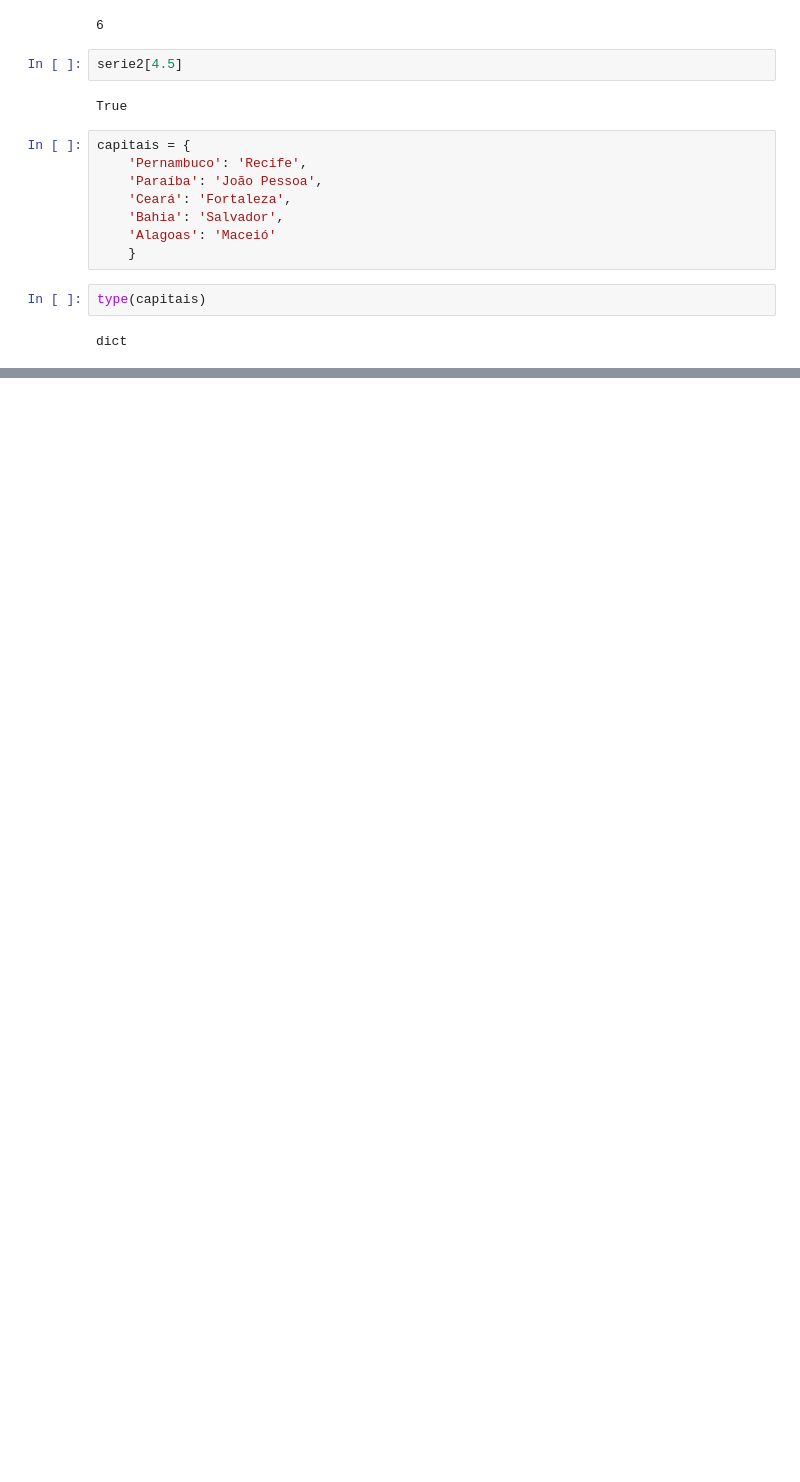
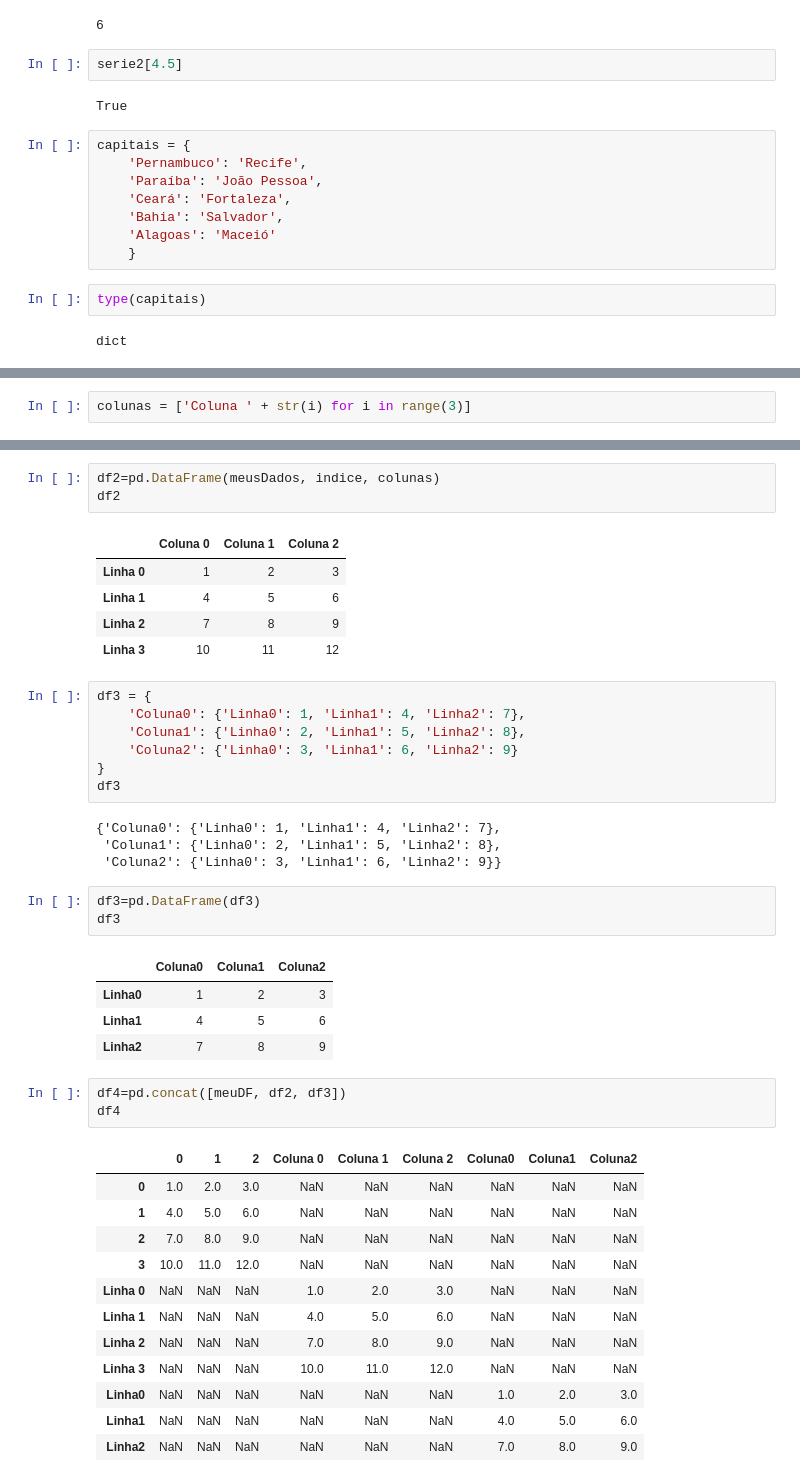
Before and after one commit to guilpassos/Data_Science, a Jupyter notebook: Fuctura_Python3_Aula_Pandas.ipynb, the cells around one changed output, grey strips where cells are left out. Cells and saved outputs as stored; diff of their text form; blank space fills up the shorter version.

```diff
--- a/Fuctura_Python3_Aula_Pandas.ipynb
+++ b/Fuctura_Python3_Aula_Pandas.ipynb
@@ -86,0 +392,2 @@ dict
+# %%
+colunas = ['Coluna ' + str(i) for i in range(3)]
@@ -86,0 +403,44 @@ dict
+# %%
+df2=pd.DataFrame(meusDados, indice, colunas)
+df2
+# %% [output]
+|  | Coluna 0 | Coluna 1 | Coluna 2 |
+| Linha 0 | 1 | 2 | 3 |
+| Linha 1 | 4 | 5 | 6 |
+| Linha 2 | 7 | 8 | 9 |
+| Linha 3 | 10 | 11 | 12 |
+# %%
+df3 = {
+    'Coluna0': {'Linha0': 1, 'Linha1': 4, 'Linha2': 7},
+    'Coluna1': {'Linha0': 2, 'Linha1': 5, 'Linha2': 8},
+    'Coluna2': {'Linha0': 3, 'Linha1': 6, 'Linha2': 9}
+}
+df3
+# %% [output]
+{'Coluna0': {'Linha0': 1, 'Linha1': 4, 'Linha2': 7},
+ 'Coluna1': {'Linha0': 2, 'Linha1': 5, 'Linha2': 8},
+ 'Coluna2': {'Linha0': 3, 'Linha1': 6, 'Linha2': 9}}
+# %%
+df3=pd.DataFrame(df3)
+df3
+# %% [output]
+|  | Coluna0 | Coluna1 | Coluna2 |
+| Linha0 | 1 | 2 | 3 |
+| Linha1 | 4 | 5 | 6 |
+| Linha2 | 7 | 8 | 9 |
+# %%
+df4=pd.concat([meuDF, df2, df3])
+df4
+# %% [output]
+|  | 0 | 1 | 2 | Coluna 0 | Coluna 1 | Coluna 2 | Coluna0 | Coluna1 | Coluna2 |
+| 0 | 1.0 | 2.0 | 3.0 | NaN | NaN | NaN | NaN | NaN | NaN |
+| 1 | 4.0 | 5.0 | 6.0 | NaN | NaN | NaN | NaN | NaN | NaN |
+| 2 | 7.0 | 8.0 | 9.0 | NaN | NaN | NaN | NaN | NaN | NaN |
+| 3 | 10.0 | 11.0 | 12.0 | NaN | NaN | NaN | NaN | NaN | NaN |
+| Linha 0 | NaN | NaN | NaN | 1.0 | 2.0 | 3.0 | NaN | NaN | NaN |
+| Linha 1 | NaN | NaN | NaN | 4.0 | 5.0 | 6.0 | NaN | NaN | NaN |
+| Linha 2 | NaN | NaN | NaN | 7.0 | 8.0 | 9.0 | NaN | NaN | NaN |
+| Linha 3 | NaN | NaN | NaN | 10.0 | 11.0 | 12.0 | NaN | NaN | NaN |
+| Linha0 | NaN | NaN | NaN | NaN | NaN | NaN | 1.0 | 2.0 | 3.0 |
+| Linha1 | NaN | NaN | NaN | NaN | NaN | NaN | 4.0 | 5.0 | 6.0 |
+| Linha2 | NaN | NaN | NaN | NaN | NaN | NaN | 7.0 | 8.0 | 9.0 |
```
Also changed, not shown: parts of 41 cells of this notebook.
